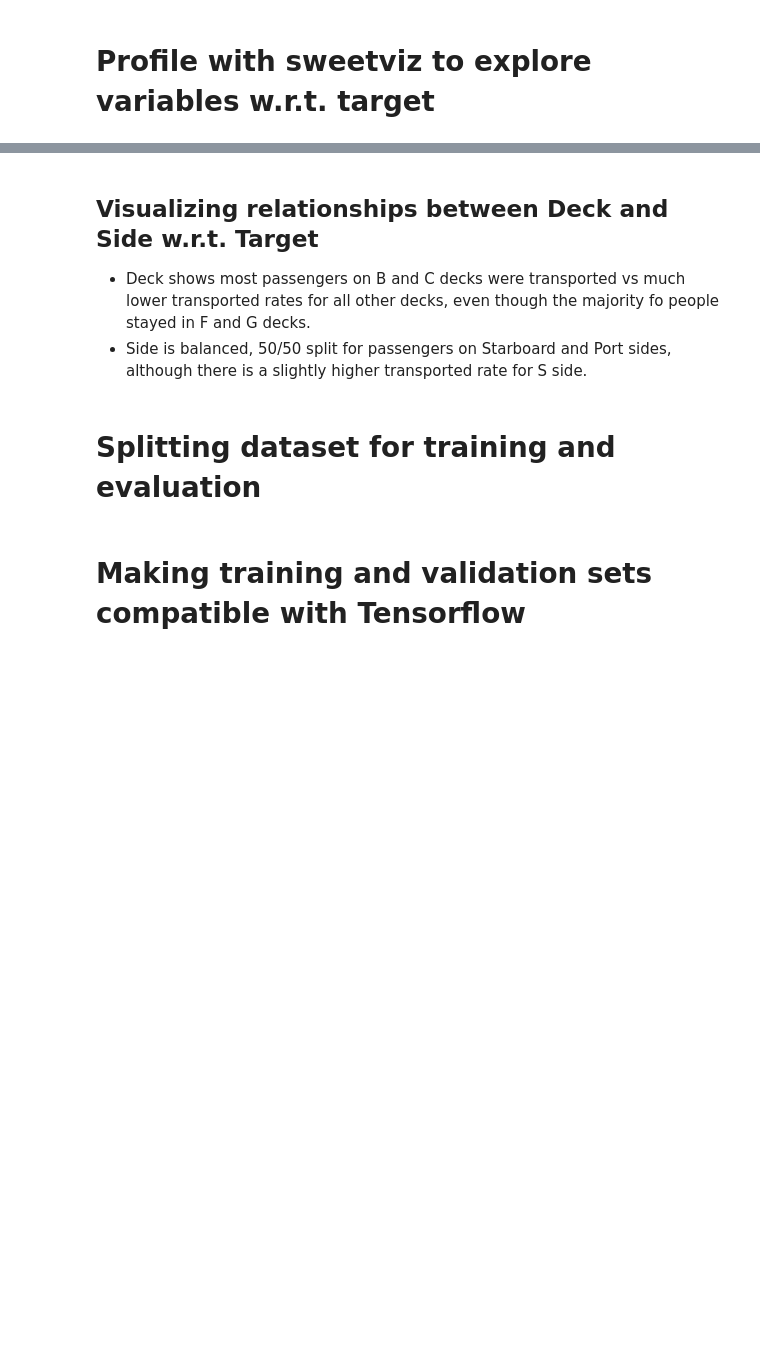
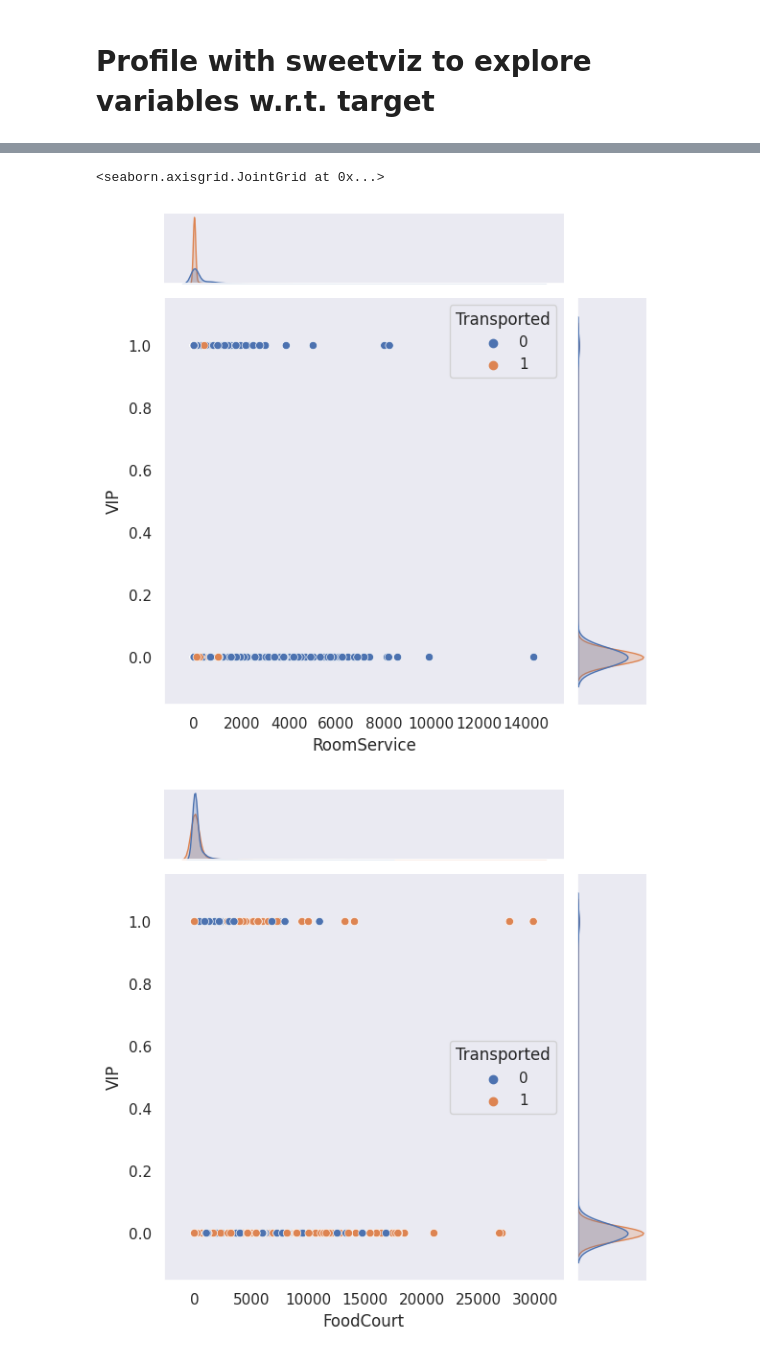
Before and after one commit to AM2037/Spaceship-Titanic, a Jupyter notebook: new-spaceship-titanic.ipynb, the cells around one changed output, grey strips where cells are left out. Cells and saved outputs as stored; diff of their text form; code cells hidden in the pictures; blank space fills up the shorter version.

```diff
--- a/new-spaceship-titanic.ipynb
+++ b/new-spaceship-titanic.ipynb
@@ -173,6 +277,0 @@ Although most passengers (69%) were traveling to TRAPPIST-1e, there was a higher
-# %% [markdown]
-## Visualizing relationships between Deck and Side w.r.t. Target
-- Deck shows most passengers on B and C decks were transported vs much lower transported rates for all other decks, even though the majority fo people stayed in F and G decks.
-- Side is balanced, 50/50 split for passengers on Starboard and Port sides, although there is a slightly higher transported rate for S side.
-# %% [markdown]
-# Splitting dataset for training and evaluation
@@ -182,2 +277,0 @@ train_X, val_X, train_y, val_y = train_test_split(X, y, test_size=0.20, random_s
-# %% [markdown]
-# Making training and validation sets compatible with Tensorflow
@@ -186,0 +278,12 @@ valid_ds = tfdf.keras.pd_dataframe_to_tf_dataset(val_X, label=label)
+# %%
+# Individual LuxuryAmenties vs. VIP for more in-depth understanding
+# Borrowed style from: https://www.kaggle.com/code/kalilurrahman/awesome-visualization-spaceship-titanic-data
+# Took ShoppingMall out due to underflow issue
+sns.set_theme(style="dark")
+sns.jointplot(data=X, x='RoomService', y='VIP', hue=label)
+sns.jointplot(data=X, x='FoodCourt', y='VIP', hue=label)
+sns.jointplot(data=X, x='VRDeck', y='VIP', hue=label)
+# %% [output]
+<seaborn.axisgrid.JointGrid at 0x...>
+[figure, added]
+[figure, added]
```
Also changed, not shown: parts of 35 cells of this notebook.
